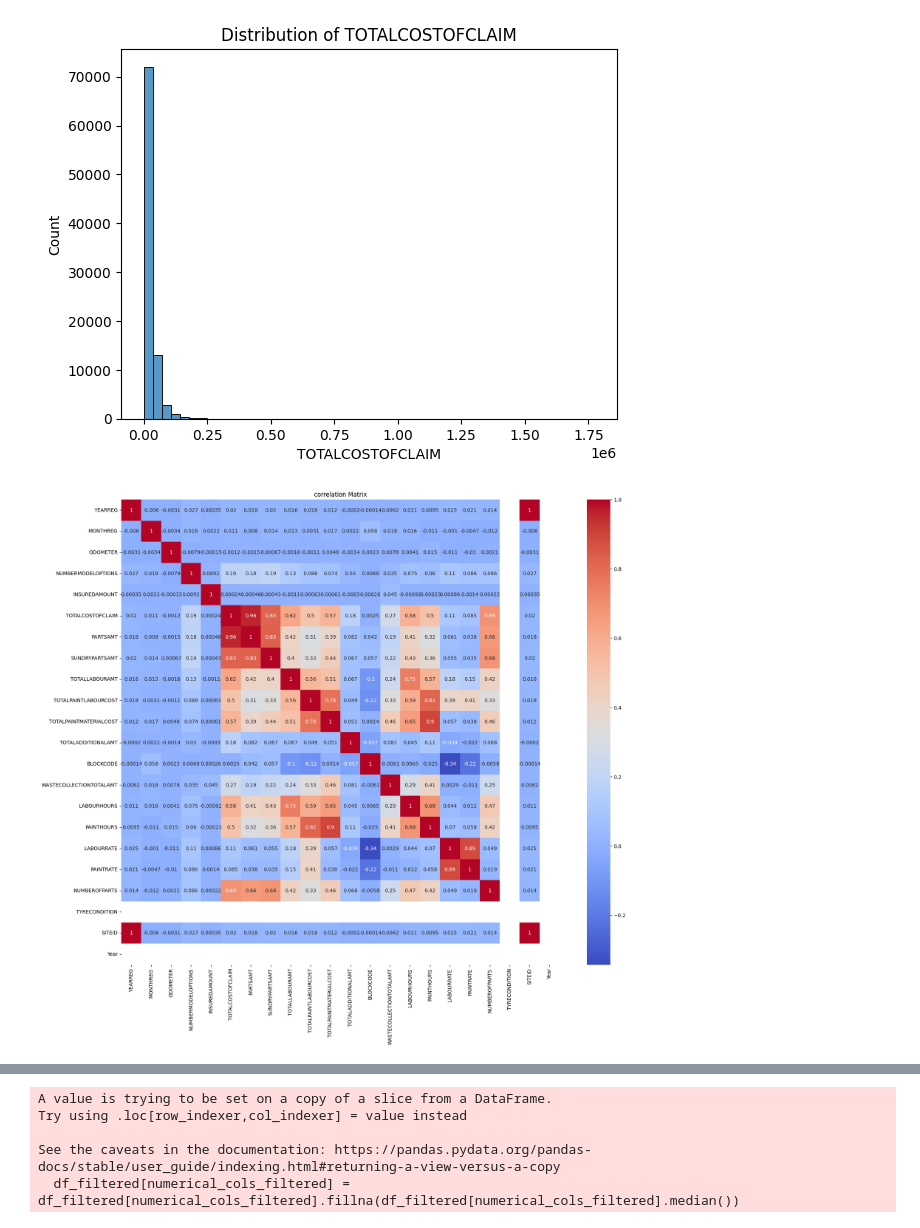
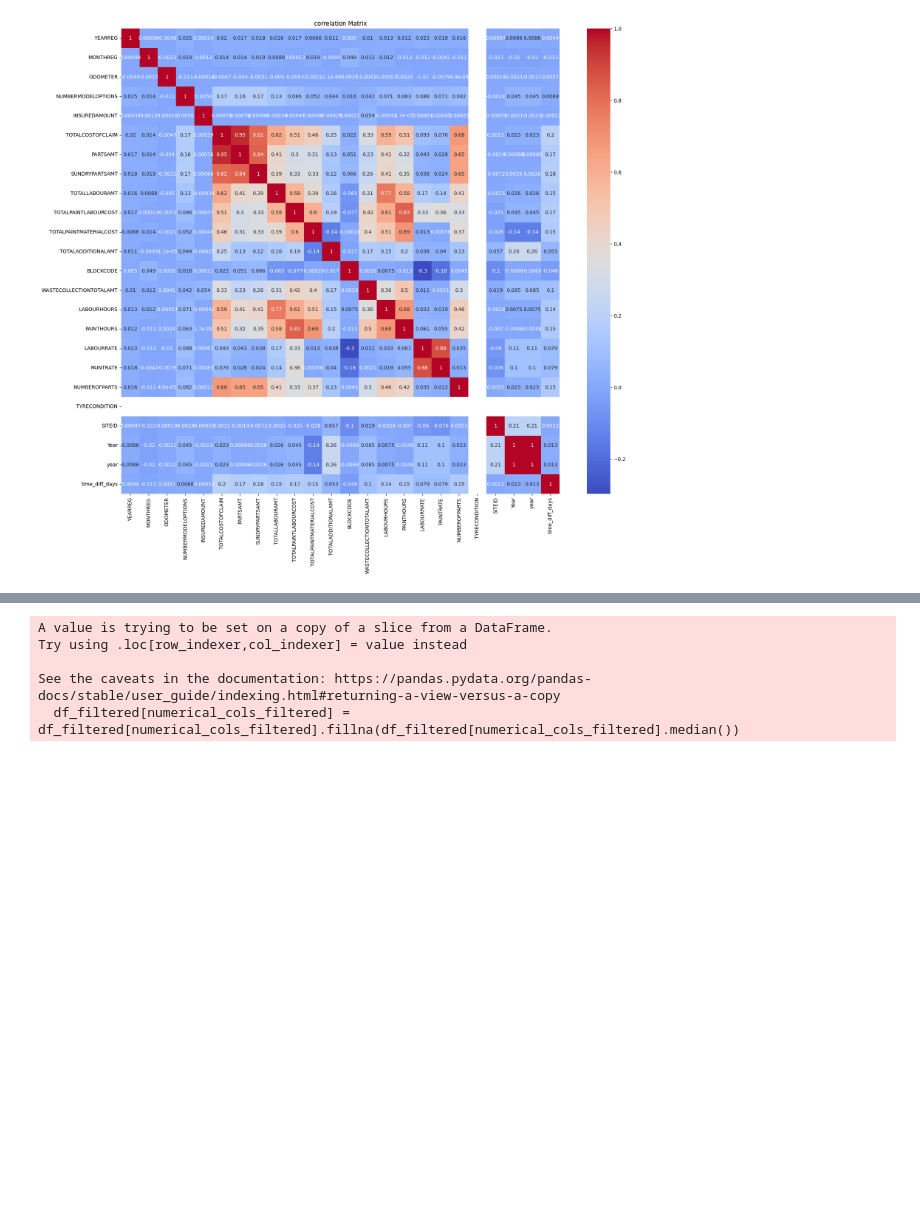
Before and after one commit to Catalyst365/machine-learning, a Jupyter notebook: regression_insurance_claims.ipynb, the cells around one changed output, grey strips where cells are left out. Drawn from its saved outputs; the diff is of its cells as text; code cells hidden in the pictures; blank space fills up the shorter version.

```diff
--- a/regression_insurance_claims.ipynb
+++ b/regression_insurance_claims.ipynb
@@ -30,2 +10,13 @@ df.columns, len(df.columns)
+# %%
+# crack the dataset open
+df_2021 = pd.read_excel('data/Audatex_Claims.Updated(2021).xlsx')
+df_2022 = pd.read_excel('data/Audatex_Claims.Updated(2022).xlsx')
+df_2023 = pd.read_excel('data/Audatex_Claims.Updated(2023).xlsx')
+
+# mergin datasets with year identifier
+df_2021['year'] = 2021
+df_2022['year'] = 2022
+df_2023['year'] = 2023
+df_combined = pd.concat([df_2021, df_2022, df_2023], ignore_index=True)
 # %%
 # basic exploration
@@ -51,18 +42,13 @@ Month                          0
 Year                           0
 dtype: int64
 # %%
-# visualize target distribution
-sns.histplot(df['TOTALCOSTOFCLAIM'], bins=50)
-pl.title('Distribution of TOTALCOSTOFCLAIM')
-pl.show()
 
 # correlation with numerical features
-numerical_cols = df.select_dtypes(include=['float64', 'int64']).columns
-sns.heatmap(df[numerical_cols].corr(), annot=True, cmap='coolwarm')
+numerical_cols = df_combined.select_dtypes(include=['float64', 'int64']).columns
+sns.heatmap(df_combined[numerical_cols].corr(), annot=True, cmap='coolwarm')
 pl.title('correlation Matrix')
 pl.subplots_adjust(right=2.5, top=2.8)
 pl.show()
 # %% [output]
-[figure, old version]
+[figure, new version]
-[figure, removed]
 # %%
```
Also changed, not shown: parts of 12 cells of this notebook.
